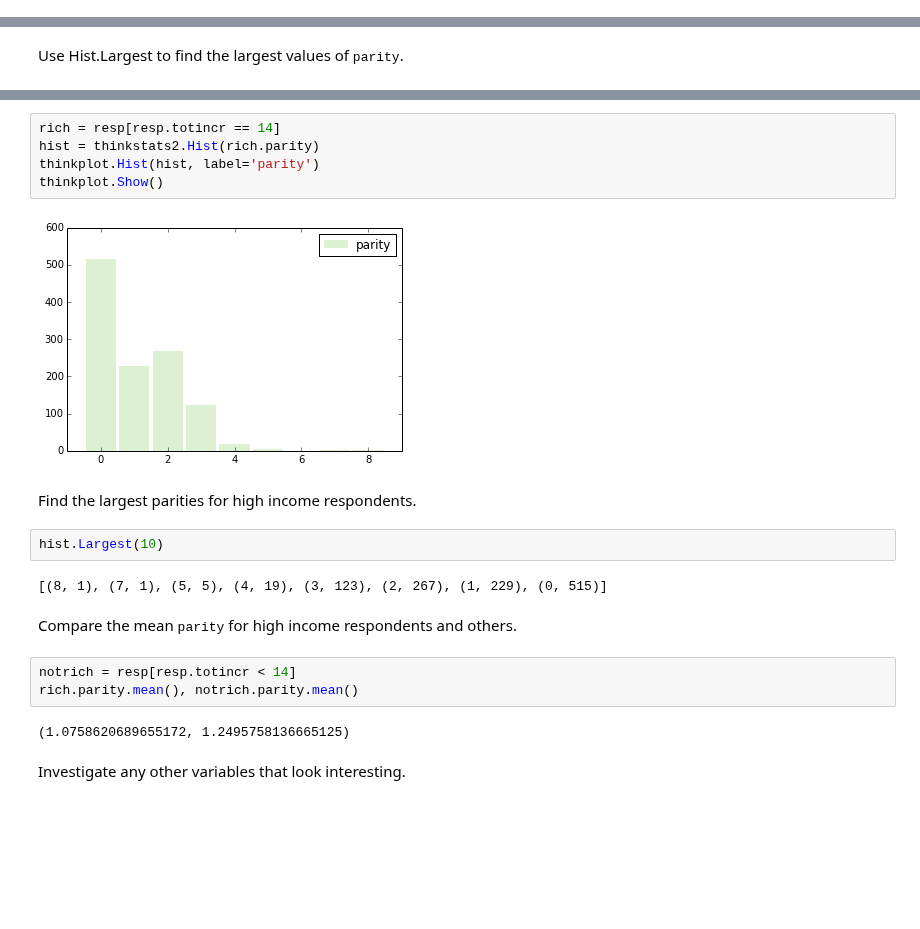
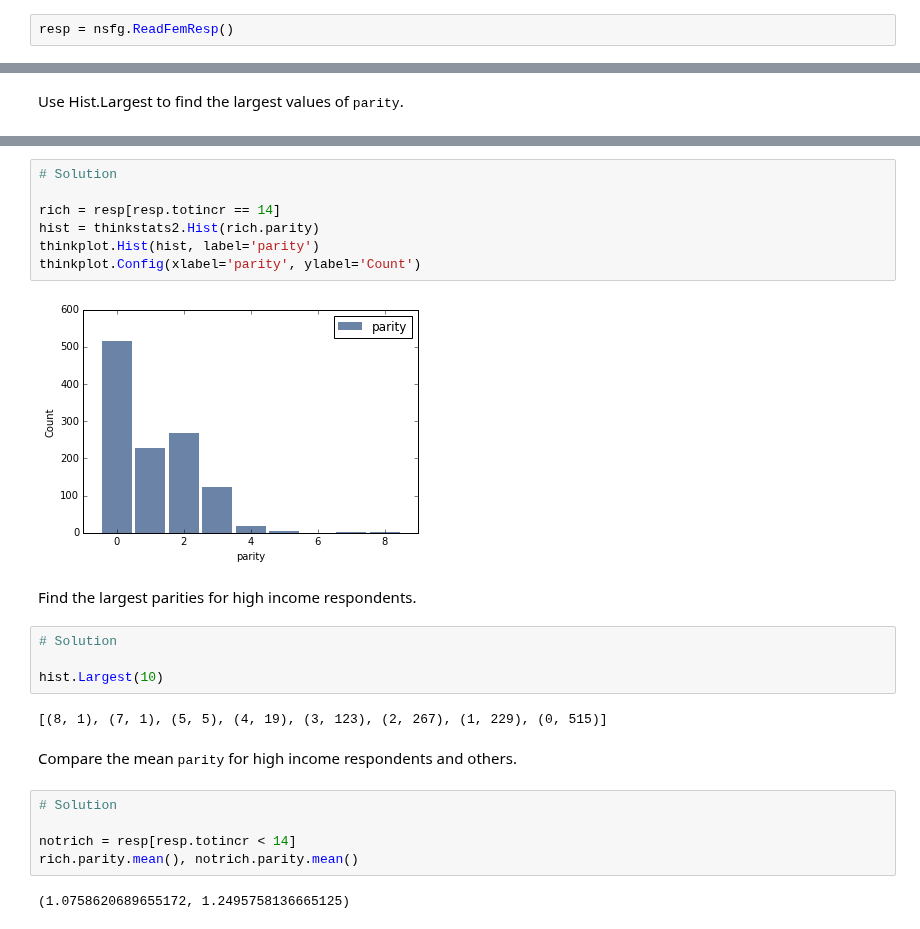
Before and after one commit to AllenDowney/ThinkStats2, a Jupyter notebook: code/chap02soln.ipynb, the cells around one changed output, grey strips where cells are left out. Saved outputs shown, nothing was run; the diff lists cells and outputs as text; blank space fills up the shorter version.

```diff
--- a/code/chap02soln.ipynb
+++ b/code/chap02soln.ipynb
@@ -14,2 +272,4 @@ Index([u'caseid', u'rscrinf', u'rdormres', u'rostscrn', u'rscreenhisp', u'rscree
+# %%
+resp = nsfg.ReadFemResp()
 # %% [markdown]
 Make a histogram of <tt>totincr</tt> the total income for the respondent's family.  To interpret the codes see the [codebook](http://www.icpsr.umich.edu/nsfg6/Controller?displayPage=labelDetails&fileCode=MALE&section=R&subSec=7958&srtLabel=609776).
@@ -68,22 +337,26 @@ Use <tt>totincr</tt> to select the respondents with the highest income.  Compute
 # %%
+# Solution
+
 rich = resp[resp.totincr == 14]
 hist = thinkstats2.Hist(rich.parity)
 thinkplot.Hist(hist, label='parity')
-thinkplot.Show()
+thinkplot.Config(xlabel='parity', ylabel='Count')
 # %% [output]
-[figure, old version]
+[figure, new version]
 # %% [markdown]
 Find the largest parities for high income respondents.
 # %%
+# Solution
+
 hist.Largest(10)
 # %% [output]
 [(8, 1), (7, 1), (5, 5), (4, 19), (3, 123), (2, 267), (1, 229), (0, 515)]
 # %% [markdown]
 Compare the mean <tt>parity</tt> for high income respondents and others.
 # %%
+# Solution
+
 notrich = resp[resp.totincr < 14]
 rich.parity.mean(), notrich.parity.mean()
 # %% [output]
 (1.0758620689655172, 1.2495758136665125)
-# %% [markdown]
-Investigate any other variables that look interesting.
```
Also changed, not shown: parts of 75 cells of this notebook, 5 other files.
